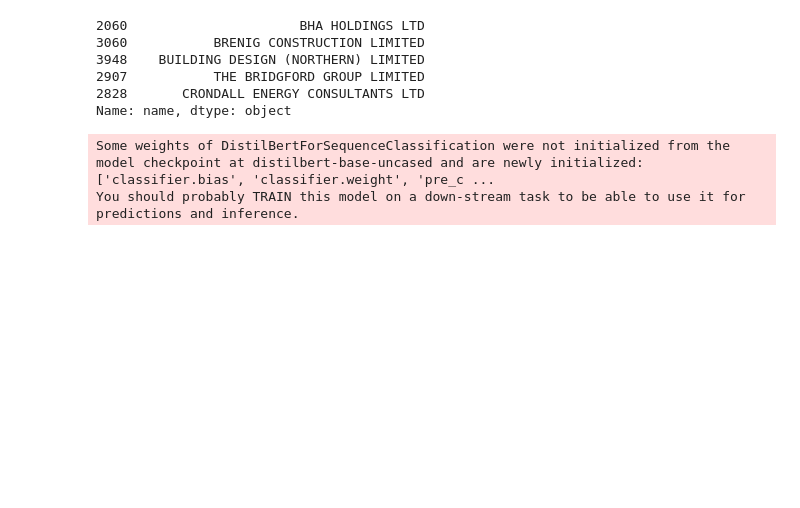
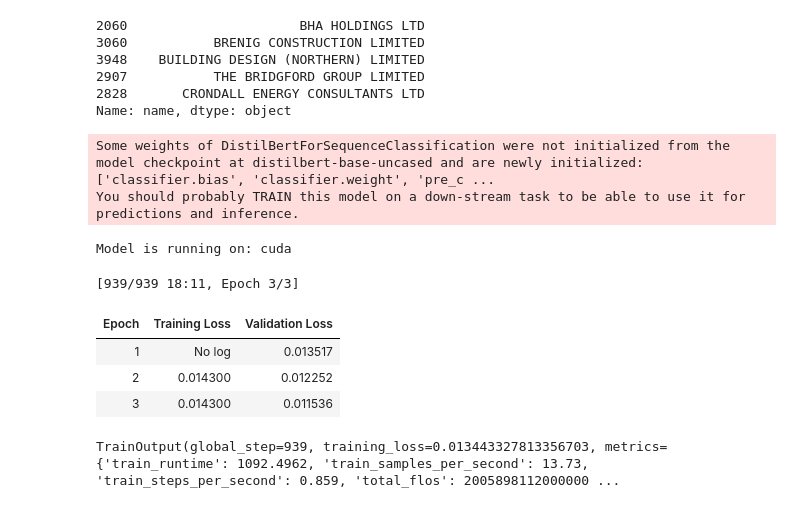
Before and after one commit to Alex-apostolo/company_tools, a Jupyter notebook: analyze.ipynb, the cells around one changed output. Drawn from its saved outputs; the diff is of its cells as text; code cells hidden in the pictures; blank space fills up the shorter version.

Commit message:
Trained model

```diff
--- a/analyze.ipynb
+++ b/analyze.ipynb
@@ -215,15 +224,6 @@ Name: name, dtype: object
 # %%
 from sklearn.preprocessing import MultiLabelBinarizer
-from transformers import AutoTokenizer, AutoModelForSequenceClassification
 from datasets import Dataset
-import torch
-
-model_name = "distilbert-base-uncased"
-
-model = AutoModelForSequenceClassification.from_pretrained(
-    model_name, num_labels=3, problem_type="multi_label_classification"
-)
-tokenizer = AutoTokenizer.from_pretrained(model_name)
 
 df_classification = df[["description", "sic"]].copy()
 df_classification["sic"] = df_classification["sic"].apply(
@@ -249,23 +249,53 @@ tokenized_dataset.save_to_disk("tokenized_dataset")
+# %%
+import torch
+
+class CustomDataset(torch.utils.data.Dataset):
+    def __init__(self, encodings, labels):
+        self.encodings = encodings
+        self.labels = labels
+
+    def __getitem__(self, idx):
+        item = {key: torch.tensor(val[idx]) for key, val in self.encodings.items()}
+        item['labels'] = torch.tensor(self.labels[idx], dtype=torch.float)
+        return item
+
+    def __len__(self):
+        return len(self.labels)
+# %%
+device = torch.device("cuda" if torch.cuda.is_available() else "cpu")
+print(f"Model is running on: {device}")
+# %% [output]
+Model is running on: cuda
 # %%
 from transformers import TrainingArguments, Trainer
+from datasets import Dataset
 
-loaded_tokenized_dataset = Dataset.load_from_disk("tokenized_dataset")
+model.to(device)
+dataset = Dataset.load_from_disk("tokenized_dataset")
+train_dataset = CustomDataset(encodings={'input_ids': dataset['input_ids'], 'attention_mask': dataset['attention_mask']}, labels=dataset['labels'])
 
 training_args = TrainingArguments(
     output_dir="./results",
     evaluation_strategy="epoch",
-    per_device_train_batch_size=8,
-    per_device_eval_batch_size=8,
+    per_device_train_batch_size=16,
+    per_device_eval_batch_size=16,
     num_train_epochs=3,
     weight_decay=0.01,
 )
 
 trainer = Trainer(
     model=model,
     args=training_args,
-    train_dataset=loaded_tokenized_dataset,
-    eval_dataset=loaded_tokenized_dataset,  # Normally, use a separate test set
+    train_dataset=train_dataset,
+    eval_dataset=train_dataset,  # Normally, use a separate test set
     tokenizer=tokenizer,
 )
 
 trainer.train()
+# %% [output]
+[939/939 18:11, Epoch 3/3]
+| Epoch | Training Loss | Validation Loss |
+| 1 | No log | 0.013517 |
+| 2 | 0.014300 | 0.012252 |
+| 3 | 0.014300 | 0.011536 |
+TrainOutput(global_step=939, training_loss=0.013443327813356703, metrics={'train_runtime': 1092.4962, 'train_samples_per_second': 13.73, 'train_steps_per_second': 0.859, 'total_flos': 2005898112000000 ...
```
Also changed, not shown: parts of 4 cells of this notebook, 1 other file.
